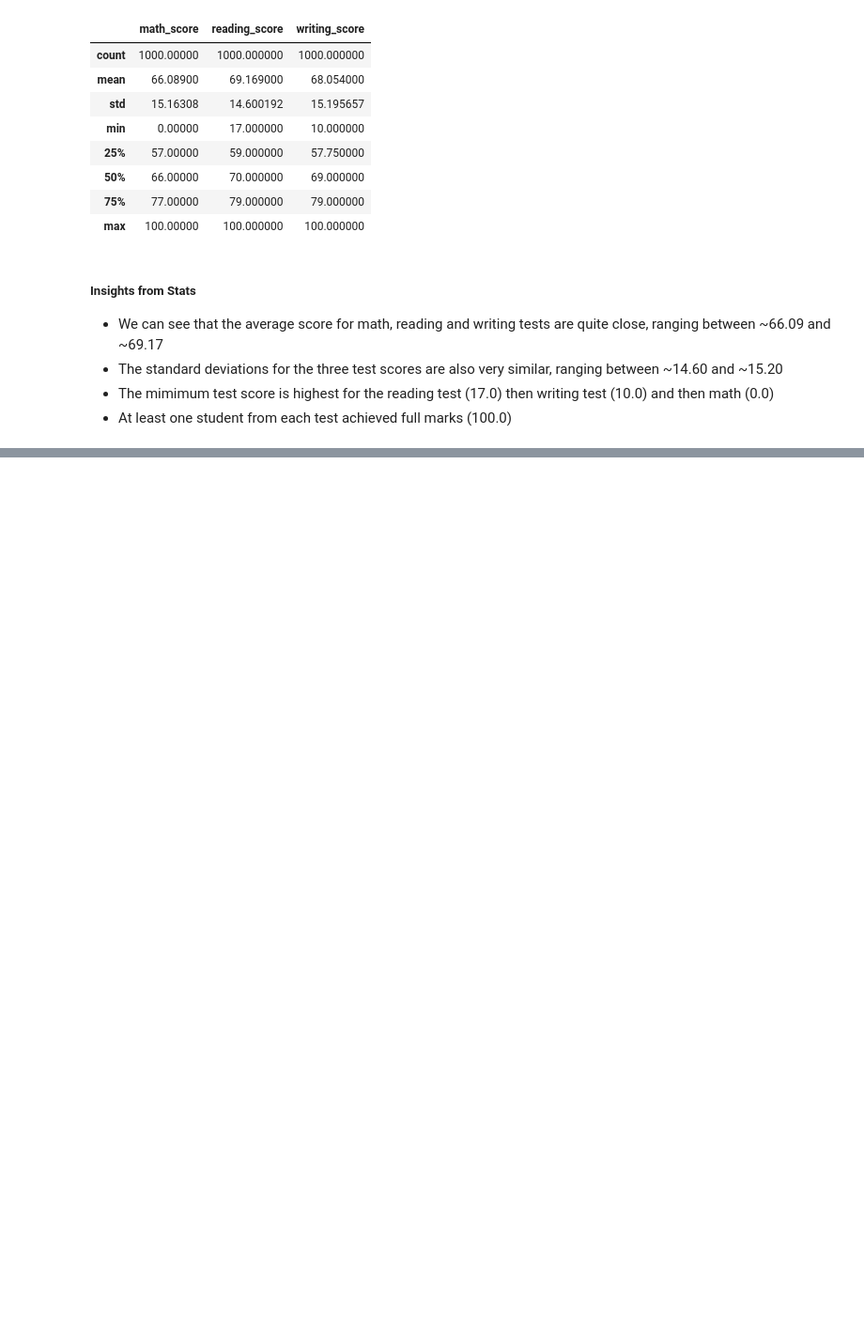
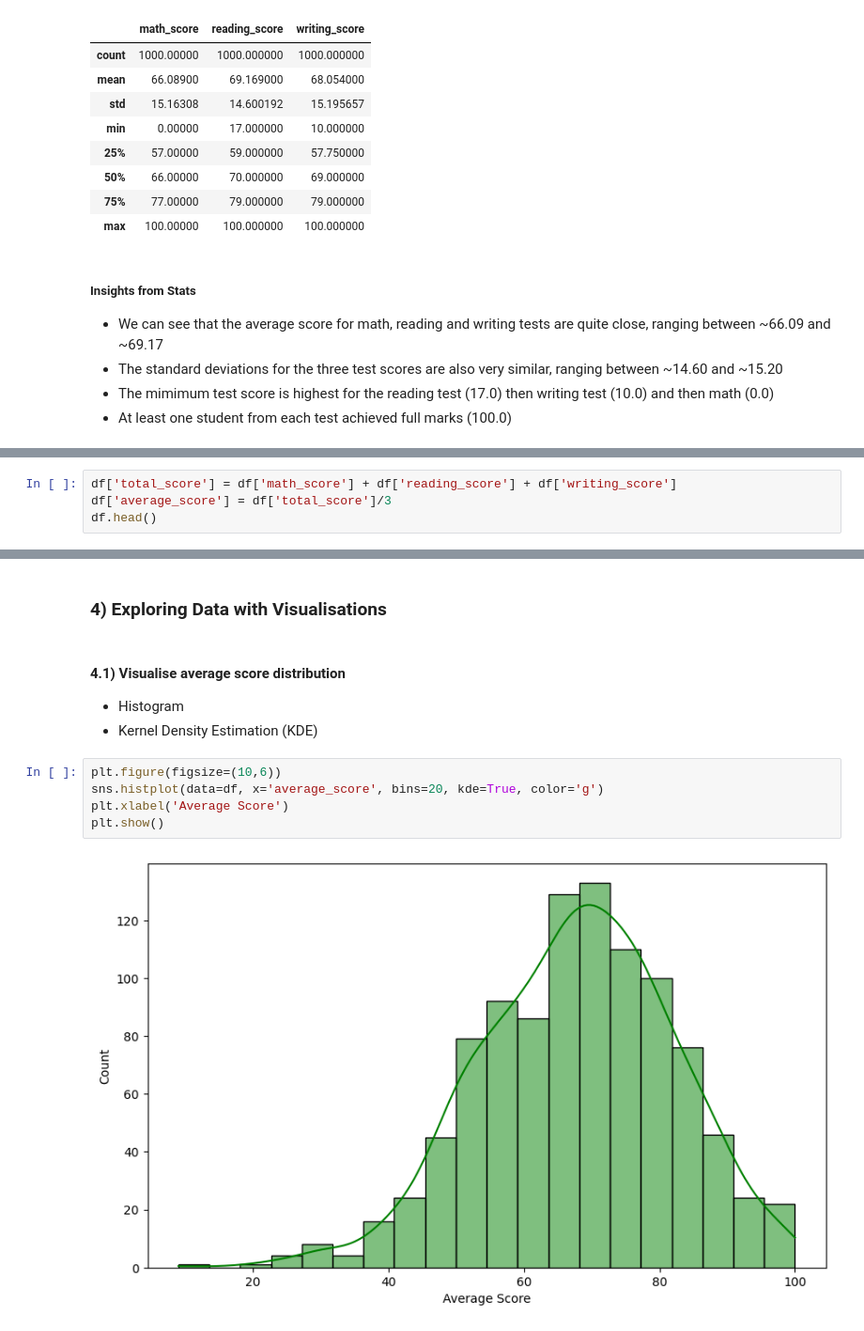
Before and after one commit to AmmanSajid1/End-to-End-ML-Project-Student-Performance, a Jupyter notebook: notebook/EDA STUDENT PERFORMANCE.ipynb, the cells around one changed output, grey strips where cells are left out. Shown at 94% size. Saved outputs shown, nothing was run; the diff lists cells and outputs as text; blank space fills up the shorter version.

```diff
--- a/notebook/EDA STUDENT PERFORMANCE.ipynb
+++ b/notebook/EDA STUDENT PERFORMANCE.ipynb
@@ -152,0 +251,4 @@ df.describe()
+# %%
+df['total_score'] = df['math_score'] + df['reading_score'] + df['writing_score']
+df['average_score'] = df['total_score']/3
+df.head()
@@ -152,0 +262,13 @@ df.describe()
+# %% [markdown]
+### 4) Exploring Data with Visualisations
+# %% [markdown]
+#### 4.1) Visualise average score distribution
+- Histogram
+- Kernel Density Estimation (KDE)
+# %%
+plt.figure(figsize=(10,6))
+sns.histplot(data=df, x='average_score', bins=20, kde=True, color='g')
+plt.xlabel('Average Score')
+plt.show()
+# %% [output]
+[figure, added]
```
Also changed, not shown: parts of 30 cells of this notebook, 6 other files.
